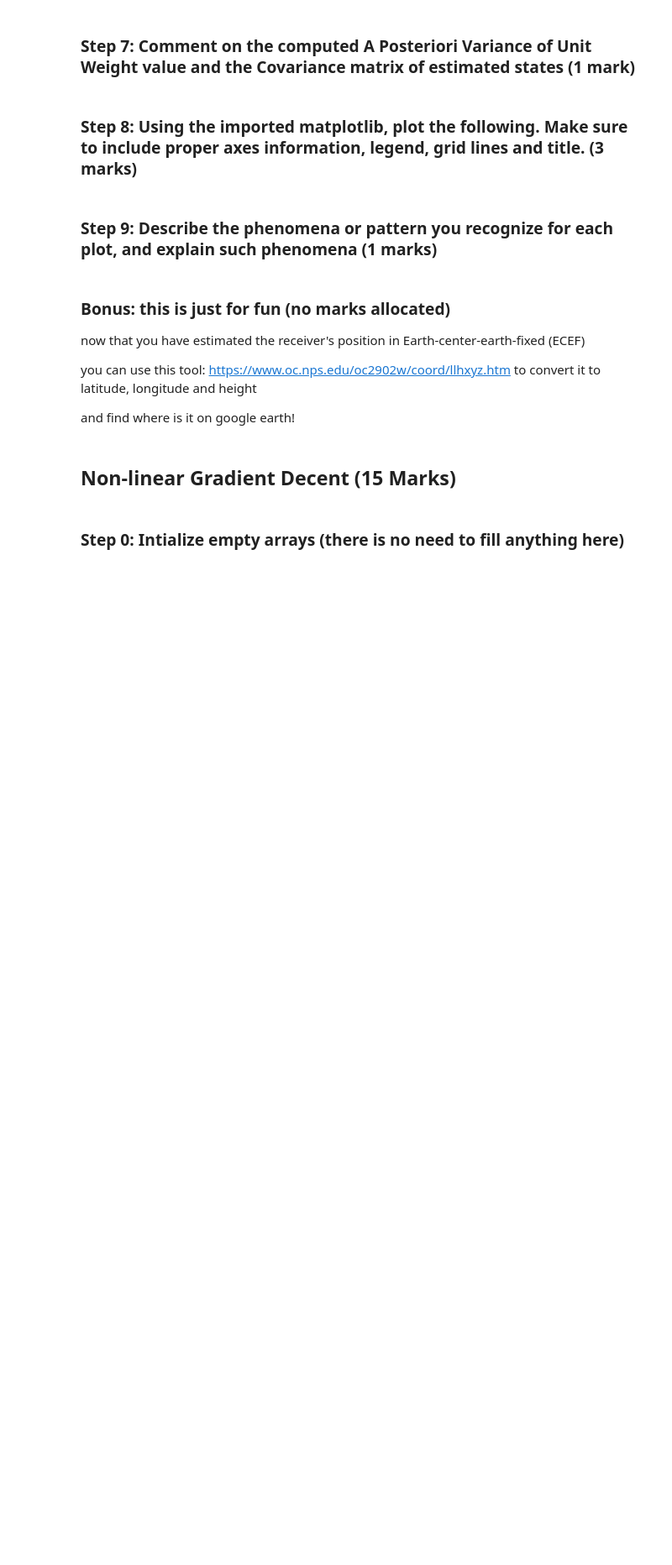
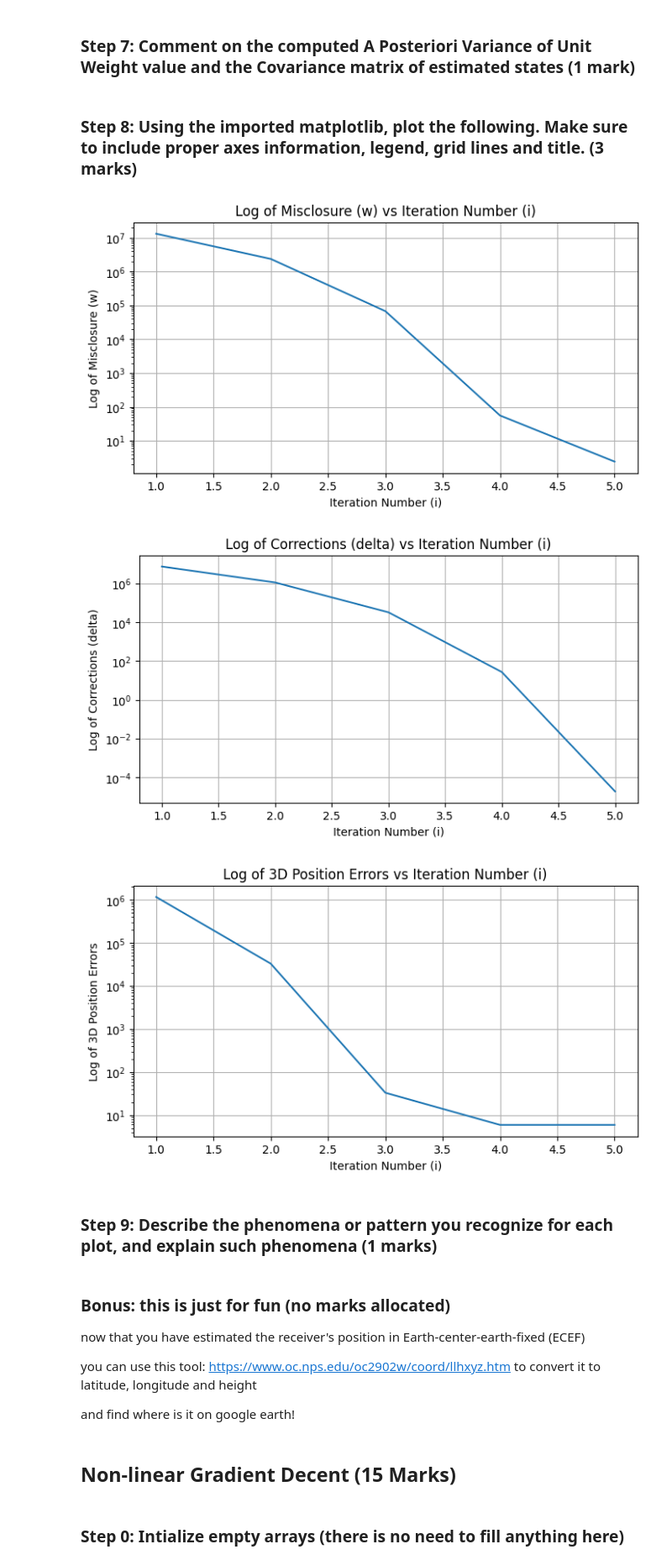
Before and after one commit to maryalrachid-ENGG680/ENGG680_2025_Fall, a Jupyter notebook: Lab_Assignment2/Assignment2_Upload.ipynb, the cells around one changed output. Shown at 84% size. Cells and saved outputs as stored; diff of their text form; code cells hidden in the pictures; blank space fills up the shorter version.

```diff
--- a/Lab_Assignment2/Assignment2_Upload.ipynb
+++ b/Lab_Assignment2/Assignment2_Upload.ipynb
@@ -196,3 +191,19 @@ def design_matrix(receiver_pos, satellite_pos, distance):
+# %%
+def design_matrix(receiver_pos, satellite_pos, distance):
+  n = satellite_pos.shape[0]
+  A = np.zeros((n, 4))
+
+  for k in range(n):
+    dx = satellite_pos[k, 0] - receiver_pos[0]
+    dy = satellite_pos[k, 1] - receiver_pos[1]
+    dz = satellite_pos[k,2] - receiver_pos[2]
+
+    A[k,0] = -dx/distance[k]
+    A[k,1] = -dy/distance[k]
+    A[k,2] = -dz/distance[k]
+    A[k,3] = 1
+
+  return A
 # %% [markdown]
 ### Step 5: start the iteration for the LSE (4 mark)
 
@@ -282,2 +320,39 @@ Print:
+# %%
+# 1. Plot log of the misclosure w against the LSQ iteration number i
+# (1 marks)
+fig, ax = plt.subplots(figsize = (8,4))
+w_norm = [np.linalg.norm(w_i) for w_i in arr_w]
+ax.semilogy(arr_i, w_norm)
+ax.set_xlabel('Iteration Number (i)')
+ax.set_ylabel('Log of Misclosure (w)')
+ax.set_title('Log of Misclosure (w) vs Iteration Number (i)')
+ax.grid(True)
+plt.show()
+
+
+# 2. Plot log of the corrections delta against the LSQ iteration number i
+# (1 marks)
+fig, ax = plt.subplots(figsize = (8,4))
+delta_norm = [np.linalg.norm(d[:3]) for d in arr_delta]
+ax.semilogy(arr_i, delta_norm)
+ax.set_xlabel('Iteration Number (i)')
+ax.set_ylabel('Log of Corrections (delta)')
+ax.set_title('Log of Corrections (delta) vs Iteration Number (i)')
+ax.grid(True)
+plt.show()
+
+
+# 3. Plot log of the 3D position errors against the LSQ iteration number i
+# (1 marks)
+fig, ax = plt.subplots(figsize = (8,4))
+ax.semilogy(arr_i, arr_err_pos)
+ax.set_xlabel('Iteration Number (i)')
+ax.set_ylabel('Log of 3D Position Errors')
+ax.set_title('Log of 3D Position Errors vs Iteration Number (i)')
+ax.grid(True)
+# %% [output]
+[figure, added]
+[figure, added]
+[figure, added]
 # %% [markdown]
 ### Step 9: Describe the phenomena or pattern you recognize for each plot, and explain such phenomena (1 marks)
```
Also changed, not shown: parts of 24 cells of this notebook.
